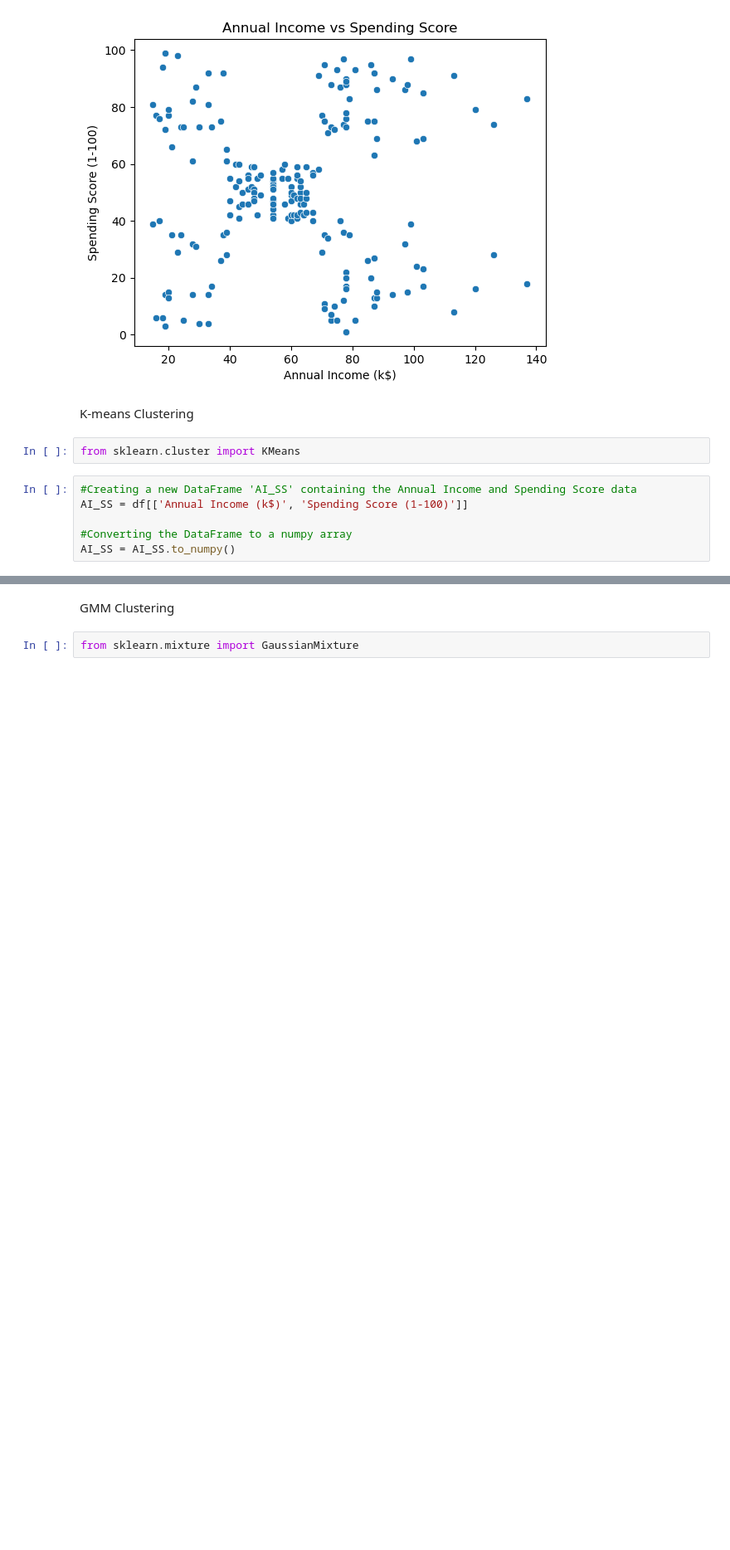
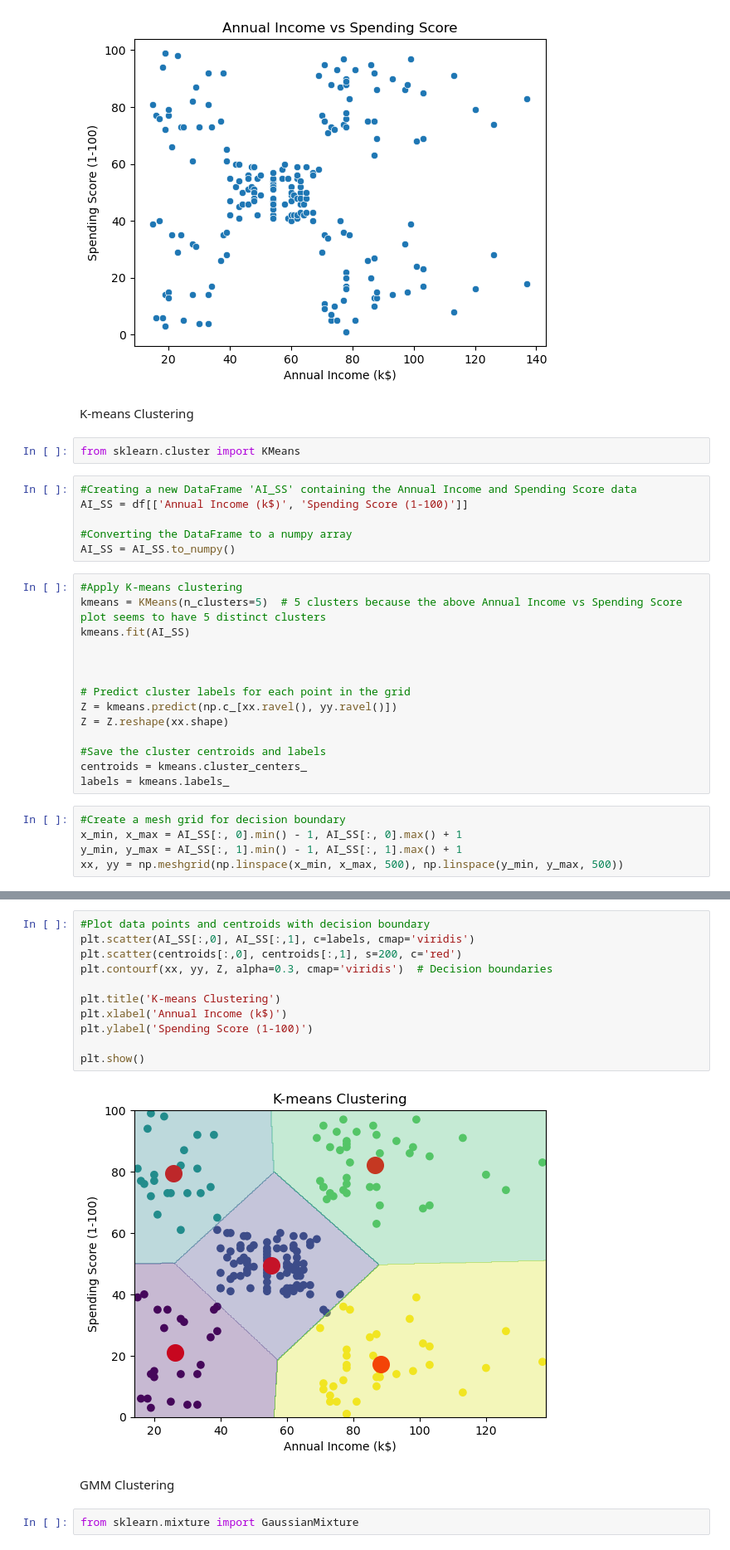
Before and after one commit to ottokol/AML, a Jupyter notebook: MALL2/Untitled-1.ipynb, the cells around one changed output, grey strips where cells are left out. Shown at 83% size. Cells and saved outputs as stored; diff of their text form; blank space fills up the shorter version.

Commit message:
Adding decision boundaries

```diff
--- a/MALL2/Untitled-1.ipynb
+++ b/MALL2/Untitled-1.ipynb
@@ -135,4 +136,23 @@ AI_SS = df[['Annual Income (k$)', 'Spending Score (1-100)']]
 
 #Converting the DataFrame to a numpy array
 AI_SS = AI_SS.to_numpy()
+# %%
+#Apply K-means clustering
+kmeans = KMeans(n_clusters=5)  # 5 clusters because the above Annual Income vs Spending Score plot seems to have 5 distinct clusters
+kmeans.fit(AI_SS)
+
+
+
+# Predict cluster labels for each point in the grid
+Z = kmeans.predict(np.c_[xx.ravel(), yy.ravel()])
+Z = Z.reshape(xx.shape)
+
+#Save the cluster centroids and labels
+centroids = kmeans.cluster_centers_
+labels = kmeans.labels_
+# %%
+#Create a mesh grid for decision boundary
+x_min, x_max = AI_SS[:, 0].min() - 1, AI_SS[:, 0].max() + 1
+y_min, y_max = AI_SS[:, 1].min() - 1, AI_SS[:, 1].max() + 1
+xx, yy = np.meshgrid(np.linspace(x_min, x_max, 500), np.linspace(y_min, y_max, 500))
 # %%
@@ -158,3 +170,16 @@ plt.show()
+# %%
+#Plot data points and centroids with decision boundary
+plt.scatter(AI_SS[:,0], AI_SS[:,1], c=labels, cmap='viridis')
+plt.scatter(centroids[:,0], centroids[:,1], s=200, c='red')
+plt.contourf(xx, yy, Z, alpha=0.3, cmap='viridis')  # Decision boundaries
+
+plt.title('K-means Clustering')
+plt.xlabel('Annual Income (k$)')
+plt.ylabel('Spending Score (1-100)')
+
+plt.show()
+# %% [output]
+[figure, added]
 # %% [markdown]
 GMM Clustering
 # %%
```
Also changed, not shown: parts of 7 cells of this notebook.
